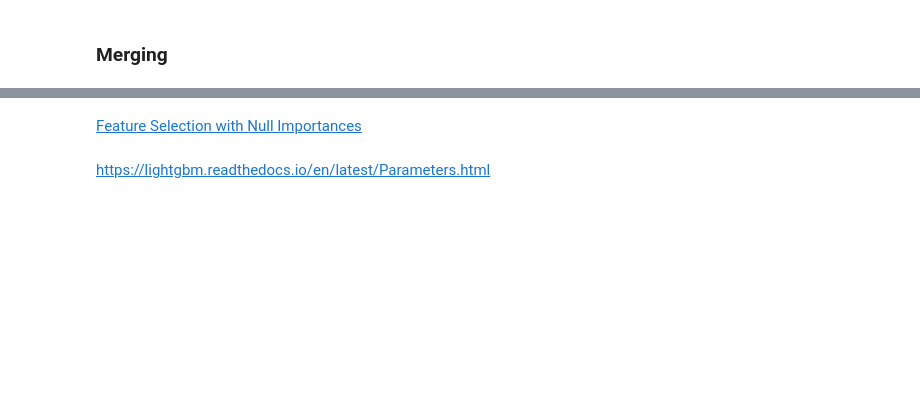
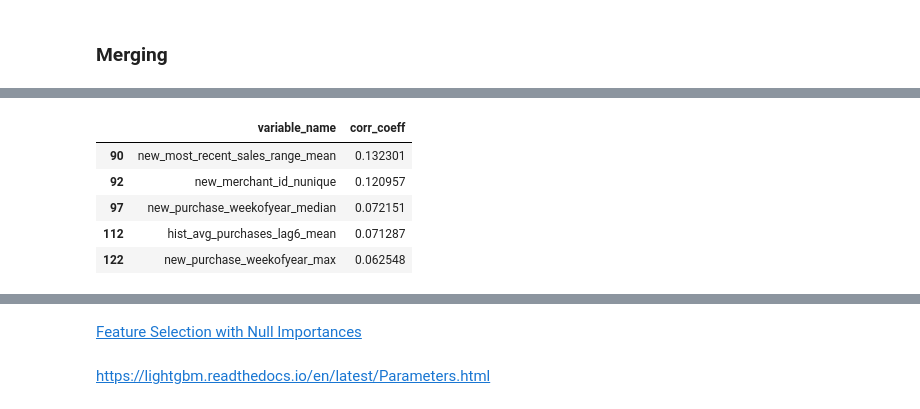
Before and after one commit to Zol-S/kaggle, a Jupyter notebook: Elo Merchant Category Recommendation/2.3_Feature_engineering.ipynb, the cells around one changed output, grey strips where cells are left out. Cells and saved outputs as stored; diff of their text form; code cells hidden in the pictures; blank space fills up the shorter version.

```diff
--- a/Elo Merchant Category Recommendation/2.3_Feature_engineering.ipynb
+++ b/Elo Merchant Category Recommendation/2.3_Feature_engineering.ipynb
@@ -220,0 +410,9 @@ df_test[:3]
+# %%
+df_c_supp[:5]
+# %% [output]
+|  | variable_name | corr_coeff |
+| 90 | new_most_recent_sales_range_mean | 0.132301 |
+| 92 | new_merchant_id_nunique | 0.120957 |
+| 97 | new_purchase_weekofyear_median | 0.072151 |
+| 112 | hist_avg_purchases_lag6_mean | 0.071287 |
+| 122 | new_purchase_weekofyear_max | 0.062548 |
```
Also changed, not shown: parts of 71 cells of this notebook, 1 other file.
